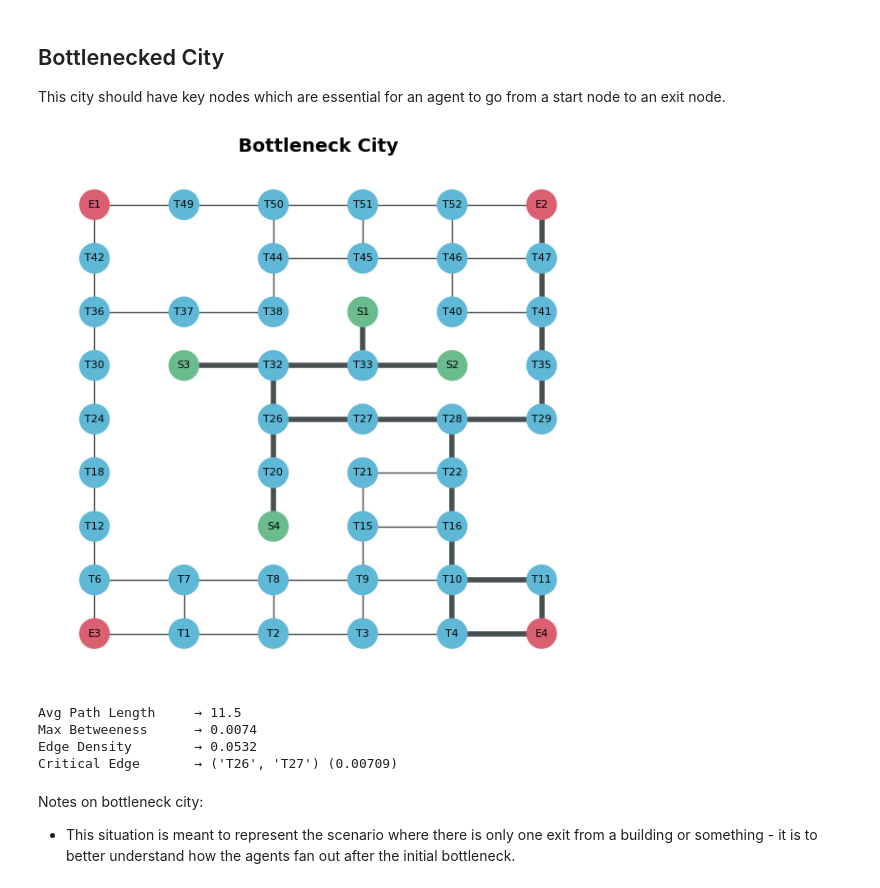
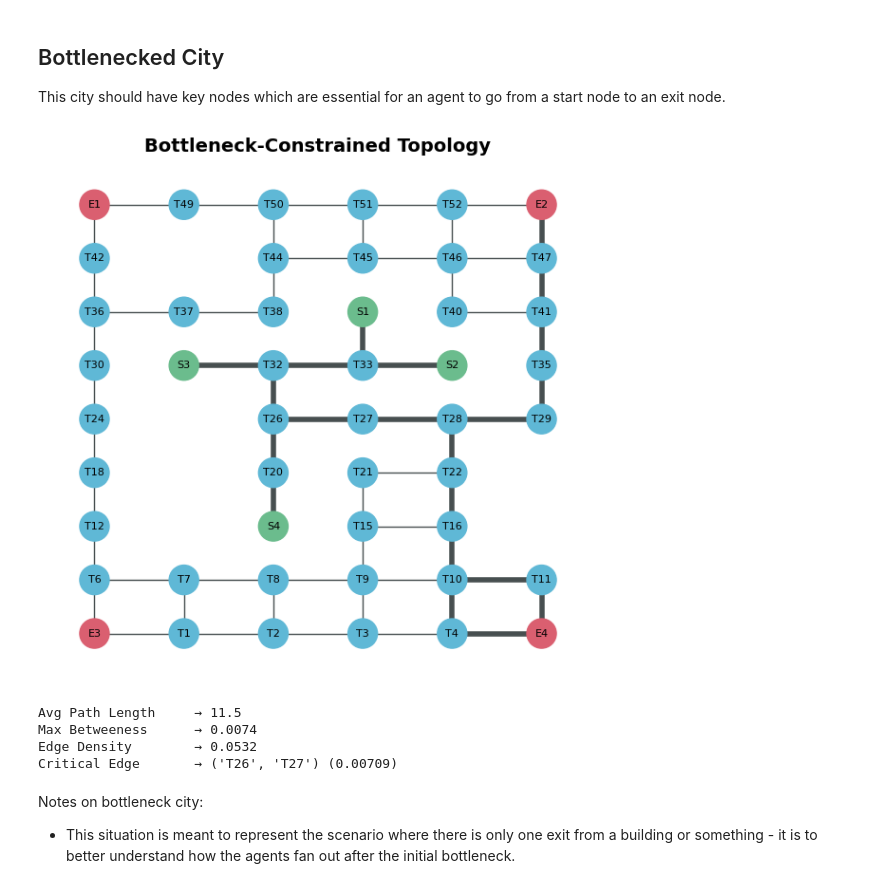
Before and after one commit to lpow311/dissertation, a Jupyter notebook: 0_city_creation.ipynb, the cells around one changed output. Cells and saved outputs as stored; diff of their text form; code cells hidden in the pictures.

Commit message:
Started producing some more plots for the implementation section.

```diff
--- a/0_city_creation.ipynb
+++ b/0_city_creation.ipynb
@@ -104,35 +104,35 @@ pos_bottleneck = copy.deepcopy(pos)
 
 bottleneck_nodes_to_remove = [
     "T23",
     "T25", "T19", "T13", "T17", "T43"
 ]
 G_bottleneck.remove_nodes_from(bottleneck_nodes_to_remove)
 for node in bottleneck_nodes_to_remove:
     pos_bottleneck.pop(node)
 
 G_bottleneck.remove_edges_from([
     # START NODES
     ("S1", "T45"), ("S1", "T38"), ("S1", "T40"),
     ("S2", "T40"), ("S2", "T35"), ("S2", "T28"),
     ("S3", "T37"), ("S3", "T30"), ("S3", "T25"),
     ("S4", "T13"), ("S4", "T8"), ("S4", "T15"),
     # SURROUNDING BOTTLENECK NODES
     ("T32", "T38"), ("T25", "T26"), ("T20", "T19"),
     ("T20", "T21"), ("T27", "T21"), ("T33", "T27"),
     # ("T22", "T16")
 ])
 
 bottleneck = CityCreation(
-    G=G_bottleneck, city_name='Bottleneck City'
+    G=G_bottleneck, city_name='Bottleneck-Constrained Topology'
 )
 bottleneck_metrics = bottleneck.calculate_city_metrics()
 
 bottleneck.plot_city(
     save=True, pos=pos_bottleneck, show_paths=True
 )
 bottleneck.save_graph_pickle()
 # %% [output]
-[figure, old version]
+[figure, new version]
 Avg Path Length     → 11.5
 Max Betweeness      → 0.0074
 Edge Density        → 0.0532
```
Also changed, not shown: parts of 2 cells of this notebook, 14 other files.
